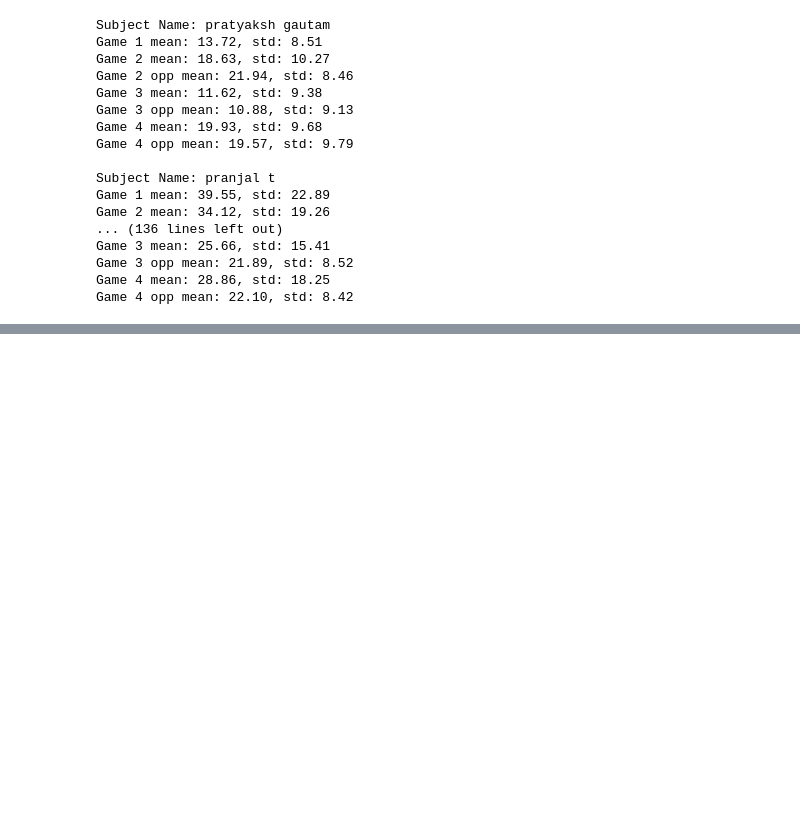
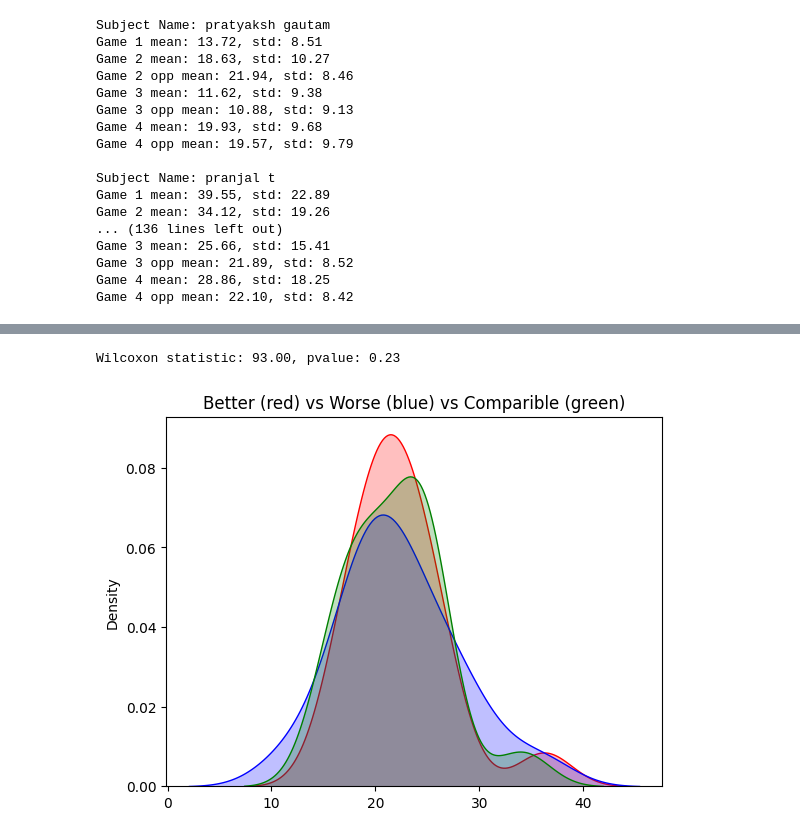
Before and after one commit to anirudhkaushik2003/BRED-Game, a Jupyter notebook: data_analysis.ipynb, the cells around one changed output, grey strips where cells are left out. Saved outputs shown, nothing was run; the diff lists cells and outputs as text; code cells hidden in the pictures; blank space fills up the shorter version.

```diff
--- a/data_analysis.ipynb
+++ b/data_analysis.ipynb
@@ -163,0 +260,6 @@ Game 4 opp mean: 22.10, std: 8.42
+# %%
+statistic, pvalue = stats.wilcoxon(experiment_means,control_means, alternative="greater")  # one-sided test
+
+print(f"Wilcoxon statistic: {statistic:.2f}, pvalue: {pvalue:.2f}")
+# %% [output]
+Wilcoxon statistic: 93.00, pvalue: 0.23
@@ -163,0 +306,9 @@ Game 4 opp mean: 22.10, std: 8.42
+# %%
+# plot distribution of means
+plt.title("Better (red) vs Worse (blue) vs Comparible (green)")
+sns.kdeplot(better, fill=True, color="r", label="Better")
+sns.kdeplot(worse, fill=True, color="b", label="Worse")
+sns.kdeplot(comparible, fill=True, color="g", label="Comparible")
+plt.show()
+# %% [output]
+[figure, added]
```
Also changed, not shown: parts of 7 cells of this notebook, 7 other files.
